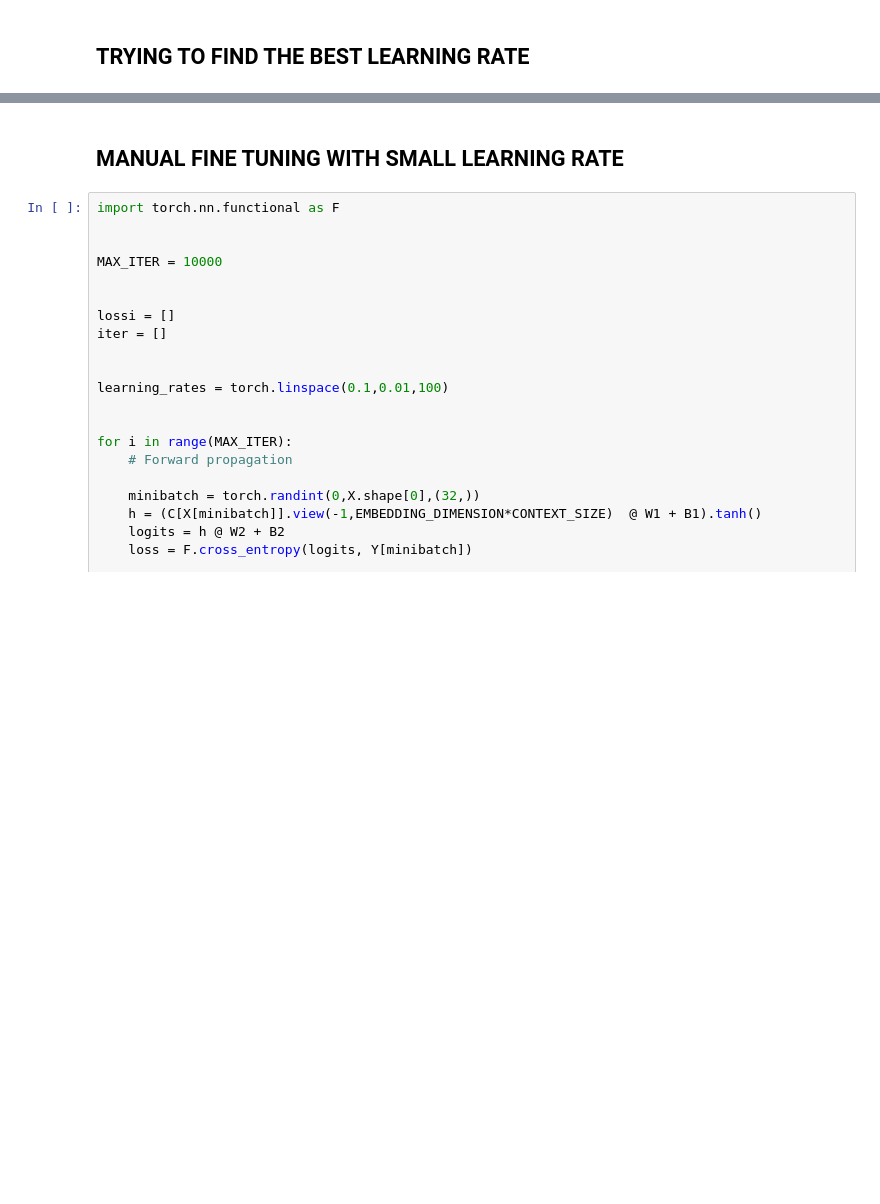
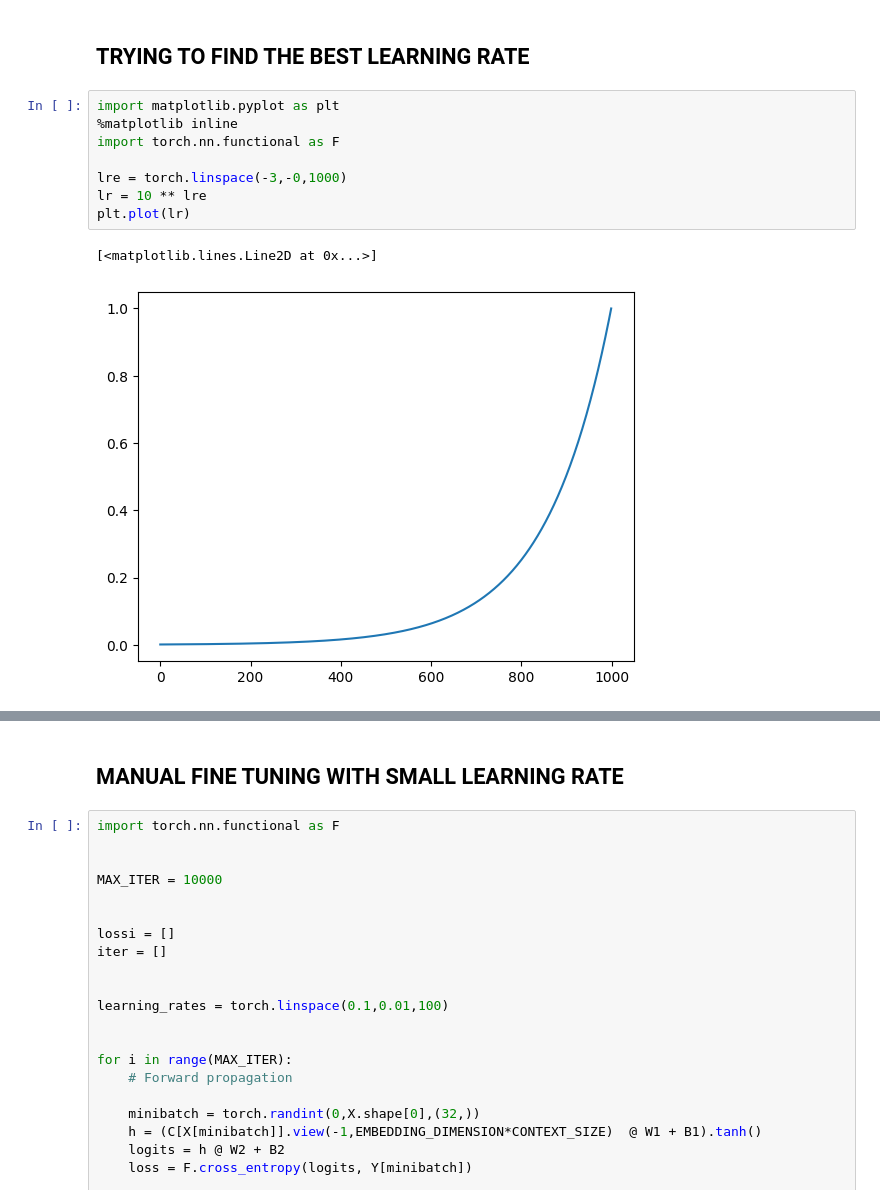
Before and after one commit to AndresNamm/nn_zero_to_hero, a Jupyter notebook: makemore_l2.ipynb, the cells around one changed output, grey strips where cells are left out. Saved outputs shown, nothing was run; the diff lists cells and outputs as text; blank space fills up the shorter version.

```diff
--- a/makemore_l2.ipynb
+++ b/makemore_l2.ipynb
@@ -308,3 +326,14 @@ Total loss currently is 2.673314332962036
 # %% [markdown]
 ## TRYING TO FIND THE BEST LEARNING RATE
+# %%
+import matplotlib.pyplot as plt
+%matplotlib inline
+import torch.nn.functional as F
+
+lre = torch.linspace(-3,-0,1000)
+lr = 10 ** lre
+plt.plot(lr)
+# %% [output]
+[<matplotlib.lines.Line2D at 0x...>]
+[figure, added]
 # %%
```
Also changed, not shown: parts of 31 cells of this notebook, 2 other files.
